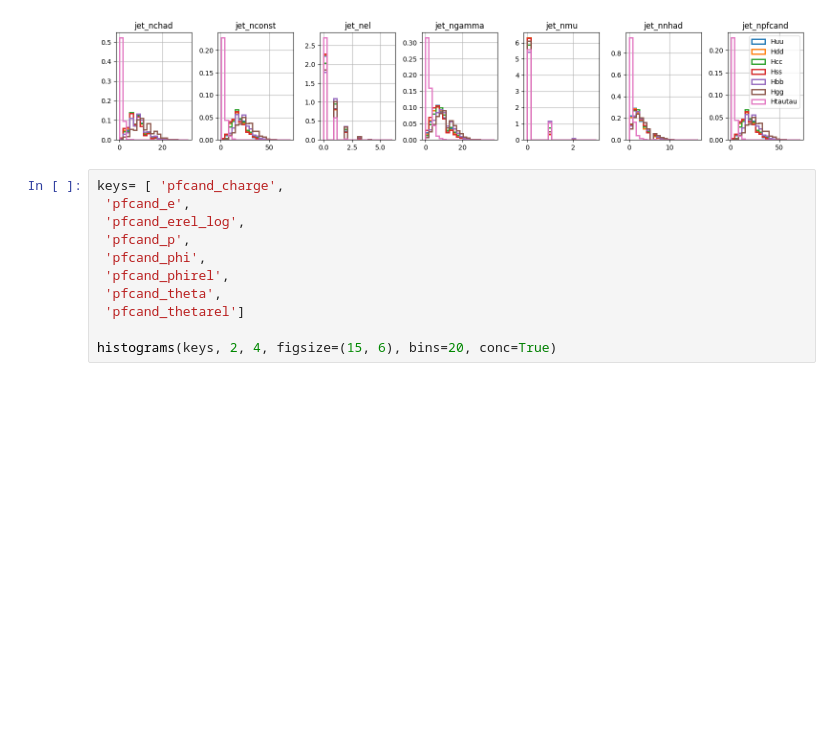
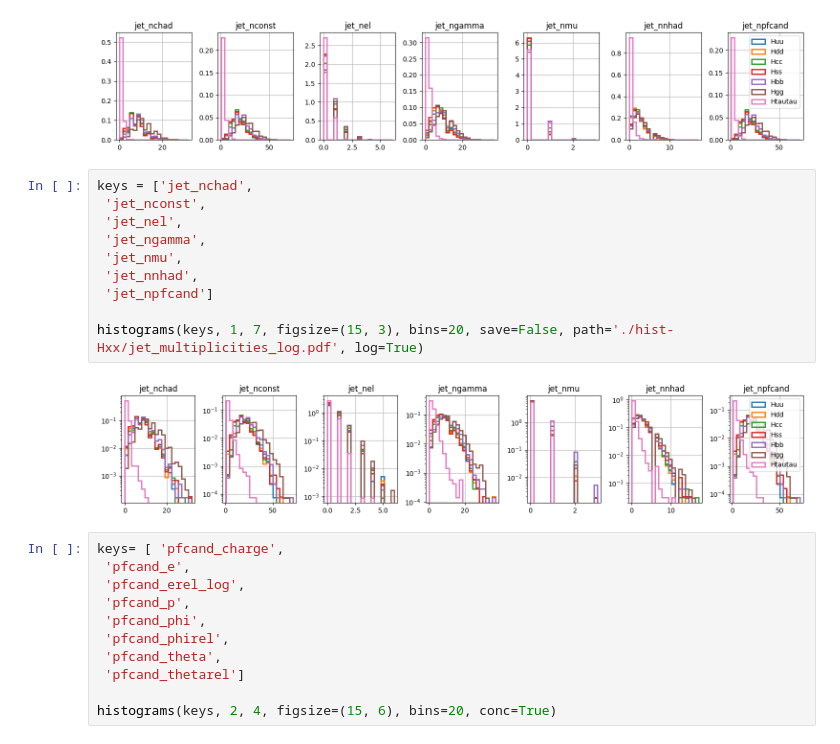
Before and after one commit to saracreates/TaggingResults, a Jupyter notebook: fullSim-Hxx.ipynb, the cells around one changed output. Drawn from its saved outputs; the diff is of its cells as text; blank space fills up the shorter version.

```diff
--- a/fullSim-Hxx.ipynb
+++ b/fullSim-Hxx.ipynb
@@ -121,6 +121,18 @@ keys = ['jet_nchad',
 histograms(keys, 1, 7, figsize=(15, 3), bins=20, save=save_status, path='./hist-Hxx/jet_multiplicities.pdf')
 # %% [output]
 [figure]
+# %%
+keys = ['jet_nchad',
+ 'jet_nconst',
+ 'jet_nel',
+ 'jet_ngamma',
+ 'jet_nmu',
+ 'jet_nnhad',
+ 'jet_npfcand']
+
+histograms(keys, 1, 7, figsize=(15, 3), bins=20, save=False, path='./hist-Hxx/jet_multiplicities_log.pdf', log=True)
+# %% [output]
+[figure, added]
 # %%
 keys= [ 'pfcand_charge',
  'pfcand_e',
```
Also changed, not shown: parts of 16 cells of this notebook, 12 other files.
